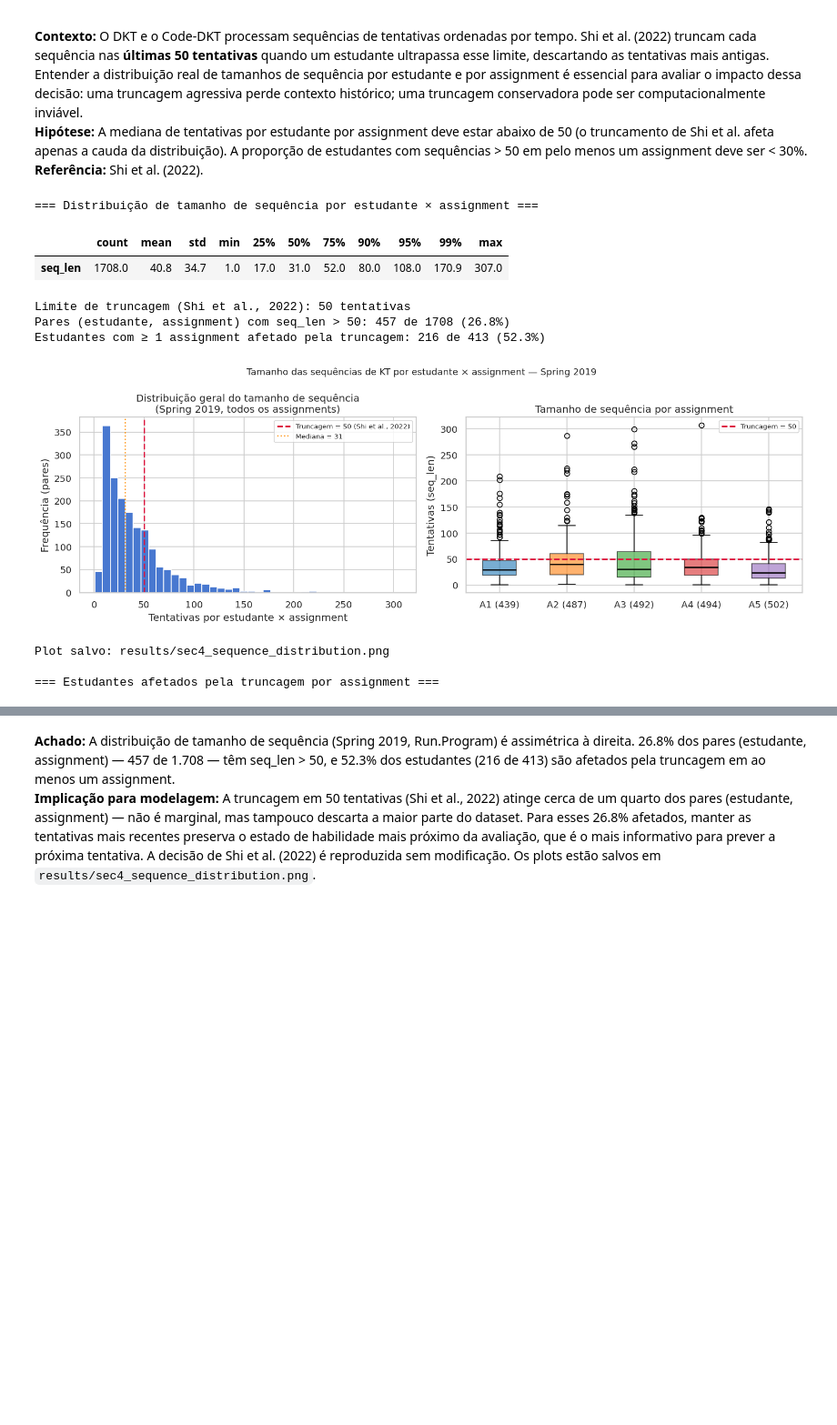
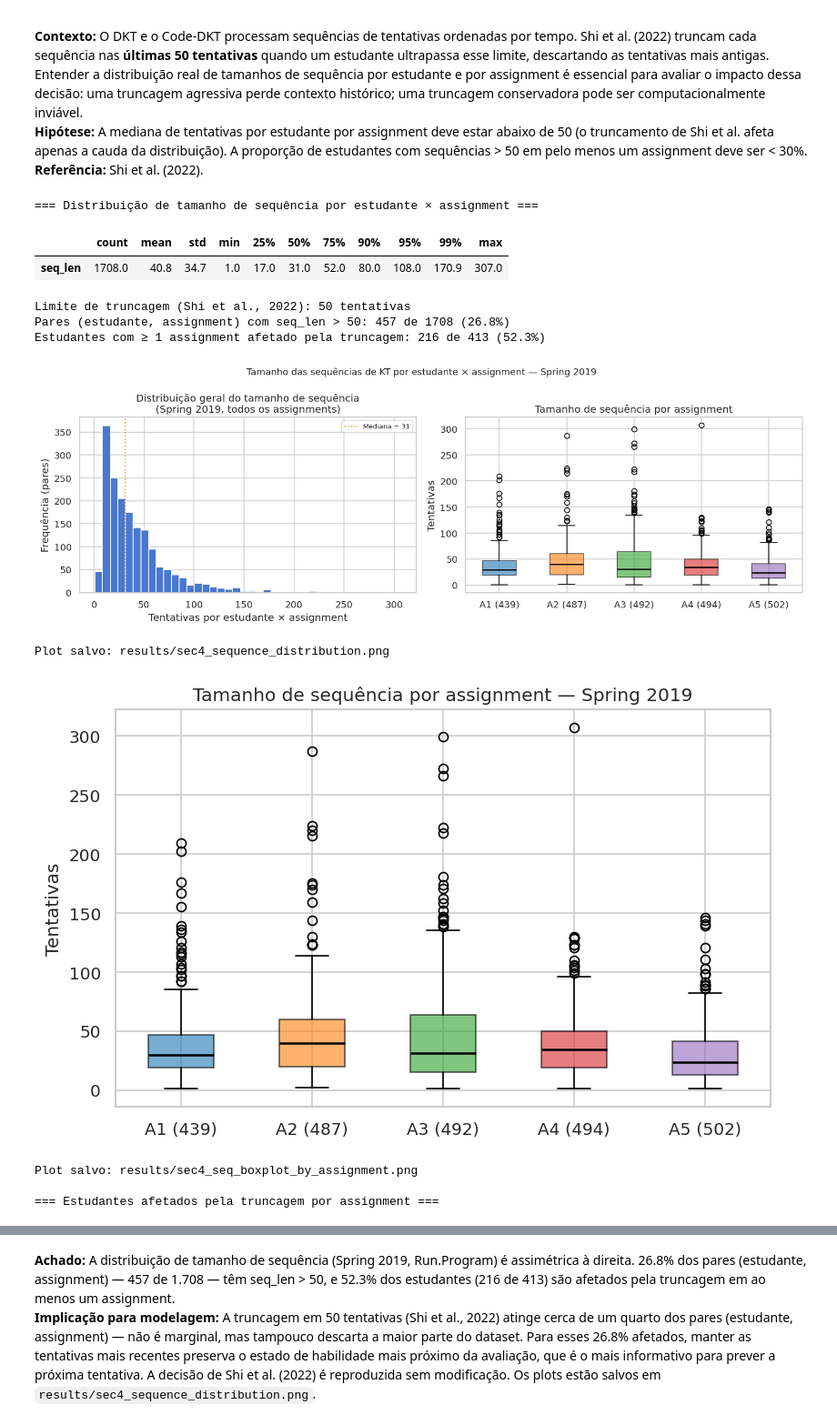
Before and after one commit to scuiki/tcc.edm.kt, a Jupyter notebook: notebooks/01_eda.ipynb, the cells around one changed output, grey strips where cells are left out. Shown at 91% size. Saved outputs shown, nothing was run; the diff lists cells and outputs as text; code cells hidden in the pictures; blank space fills up the shorter version.

```diff
--- a/notebooks/01_eda.ipynb
+++ b/notebooks/01_eda.ipynb
@@ -1057,8 +1057,6 @@ fig, axes = plt.subplots(1, 2, figsize=(13, 4.5))
 
 ax0 = axes[0]
 ax0.hist(seq_len['seq_len'], bins=40, color=sns.color_palette('muted')[0], edgecolor='white')
-ax0.axvline(TRUNC_LIMIT, color='crimson', linestyle='--', linewidth=1.8,
-            label=f'Truncagem = {TRUNC_LIMIT} (Shi et al., 2022)')
 ax0.axvline(seq_len['seq_len'].median(), color='darkorange', linestyle=':', linewidth=1.5,
             label=f'Mediana = {seq_len["seq_len"].median():.0f}')
 ax0.set_xlabel('Tentativas por estudante × assignment')
@@ -1078,46 +1076,59 @@ colors_box = sns.color_palette('tab10', len(assignment_order))
 for patch, color in zip(bp['boxes'], colors_box):
     patch.set_facecolor(color)
     patch.set_alpha(0.6)
-ax1.axhline(TRUNC_LIMIT, color='crimson', linestyle='--', linewidth=1.8,
-            label=f'Truncagem = {TRUNC_LIMIT}')
-ax1.set_ylabel('Tentativas (seq_len)')
+ax1.set_ylabel('Tentativas')
 ax1.set_title('Tamanho de sequência por assignment')
-ax1.legend(fontsize=8)
 
 plt.suptitle('Tamanho das sequências de KT por estudante × assignment — Spring 2019', fontsize=11)
 plt.tight_layout()
 fig.savefig(RESULTS_DIR / 'sec4_sequence_distribution.png', dpi=120, bbox_inches='tight')
 plt.show()
 print('Plot salvo: results/sec4_sequence_distribution.png')
+
+# ── Figura isolada: boxplot de tentativas por assignment (sem truncagem) ──
+fig2, axb = plt.subplots(figsize=(7, 4.5))
+bp2 = axb.boxplot(data_by_assign, tick_labels=order_labels, patch_artist=True,
+                  medianprops=dict(color='black', linewidth=1.5))
+for patch, color in zip(bp2['boxes'], colors_box):
+    patch.set_facecolor(color)
+    patch.set_alpha(0.6)
+axb.set_ylabel('Tentativas')
+axb.set_title('Tamanho de sequência por assignment — Spring 2019')
+plt.tight_layout()
+fig2.savefig(RESULTS_DIR / 'sec4_seq_boxplot_by_assignment.png', dpi=120, bbox_inches='tight')
+plt.show()
+print('Plot salvo: results/sec4_seq_boxplot_by_assignment.png')
 
 # ── Percentual de estudantes afetados por assignment ──
 print('\n=== Estudantes afetados pela truncagem por assignment ===')
 trunc_rows = []
 for aid in assignment_order:
     sub = seq_len[seq_len['AssignmentID'] == aid]
     n_aff = (sub['seq_len'] > TRUNC_LIMIT).sum()
     pct_aff = n_aff / len(sub) * 100
     trunc_rows.append({
         'Assignment': assign_name[aid],
         'Estudantes': len(sub),
         f'seq_len > {TRUNC_LIMIT}': n_aff,
         f'% afetados': f'{pct_aff:.1f}%',
         'Mediana': f'{sub["seq_len"].median():.0f}',
         'P95': f'{sub["seq_len"].quantile(0.95):.0f}',
         'Máx': f'{sub["seq_len"].max()}',
     })
 display(pd.DataFrame(trunc_rows).set_index('Assignment'))
 # %% [output]
 === Distribuição de tamanho de sequência por estudante × assignment ===
 |  | count | mean | std | min | 25% | 50% | 75% | 90% | 95% | 99% | max |
 | seq_len | 1708.0 | 40.8 | 34.7 | 1.0 | 17.0 | 31.0 | 52.0 | 80.0 | 108.0 | 170.9 | 307.0 |
 Limite de truncagem (Shi et al., 2022): 50 tentativas
 Pares (estudante, assignment) com seq_len > 50: 457 de 1708 (26.8%)
 Estudantes com ≥ 1 assignment afetado pela truncagem: 216 de 413 (52.3%)
-[figure, old version]
+[figure, new version]
 Plot salvo: results/sec4_sequence_distribution.png
-
-=== Estudantes afetados pela truncagem por assignment ===
+[figure, added]
+Plot salvo: results/sec4_seq_boxplot_by_assignment.png
+
+=== Estudantes afetados pela truncagem por assignment ===
 |  | Estudantes | seq_len > 50 | % afetados | Mediana | P95 | Máx |
 | Assignment |  |  |  |  |  |  |
 | A1 (439) | 386 | 86 | 22.3% | 30 | 90 | 209 |
```
Also changed, not shown: 4 other files.
